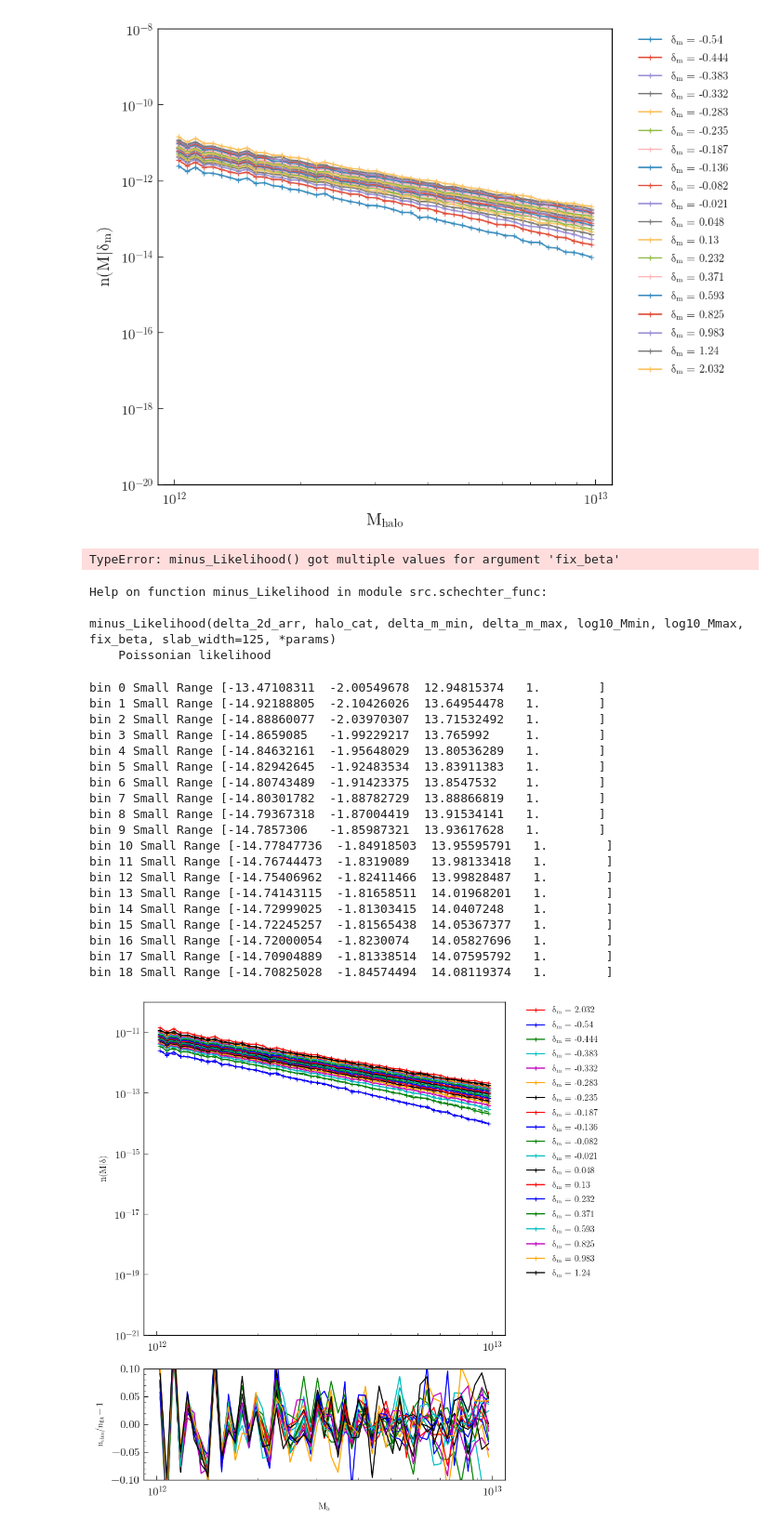
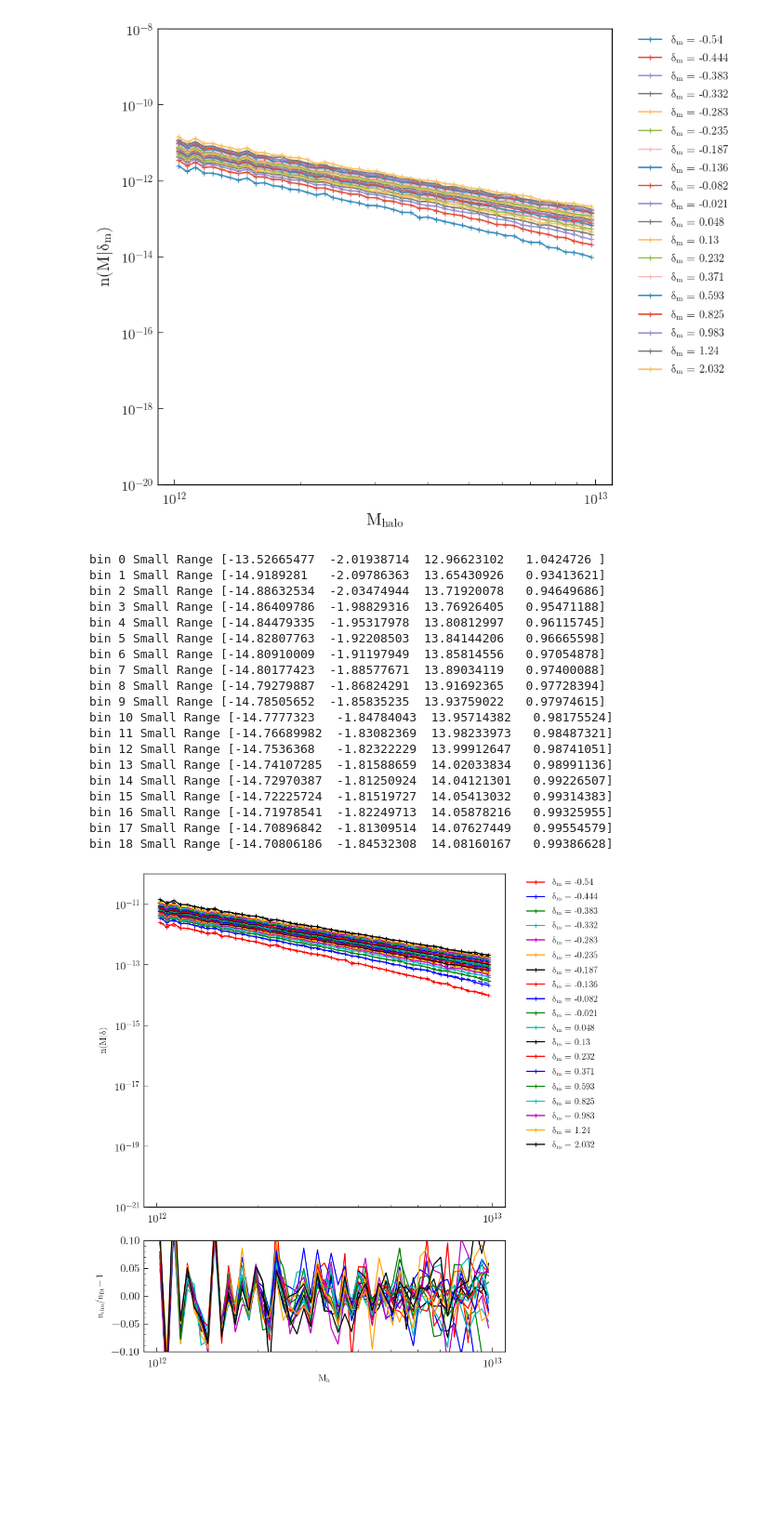
Before and after one commit to elyas-farah/EmpiricalHaloBias, a Jupyter notebook: notebooks/differential_evol_expo.ipynb, the cells around one changed output. Shown at 93% size. Cells and saved outputs as stored; diff of their text form; code cells hidden in the pictures; blank space fills up the shorter version.

```diff
--- a/notebooks/differential_evol_expo.ipynb
+++ b/notebooks/differential_evol_expo.ipynb
@@ -195,17 +195,6 @@ bounds = Bounds((-17.3, -16.3),  (-1.9, -1.6),  (15., 16.),  (2.8, 3.2))
 parameters = []
 parameters_errors = []
 method = 'Small Range'
-# %%
-objective_function((1,2,3,4))
-# %% [output]
-TypeError: minus_Likelihood() got multiple values for argument 'fix_beta'
-# %%
-help(minus_Likelihood)
-# %% [output]
-Help on function minus_Likelihood in module src.schechter_func:
-
-minus_Likelihood(delta_2d_arr, halo_cat, delta_m_min, delta_m_max, log10_Mmin, log10_Mmax, fix_beta, slab_width=125, *params)
-    Poissonian likelihood
 # %%
 from scipy.optimize import differential_evolution
 
@@ -230,7 +219,7 @@ if method == 'Full Range':
                 break
 else:
     for i in range(delta_bins.size - 1):
-        objective_function = lambda params: minus_Likelihood(delta_2d_arr, halos_256, delta_bins[i], delta_bins[i + 1], 12, 13, True, 125, *params)
+        objective_function = lambda params: minus_Likelihood(delta_2d_arr, halos_256, delta_bins[i], delta_bins[i + 1], 12, 13, False, 125, *params)
 
         from scipy.optimize import minimize
         res = minimize(objective_function, x0 = (-14.7, -1.75, 14.1, 1), method =  "L-BFGS-B" )
@@ -239,58 +228,58 @@ else:
         parameters.append( res.x)
         parameters_errors.append(res.hess_inv(res.x))
 # %% [output]
-bin 0 Small Range [-13.47108311  -2.00549678  12.94815374   1.        ]
-bin 1 Small Range [-14.92188805  -2.10426026  13.64954478   1.        ]
-bin 2 Small Range [-14.88860077  -2.03970307  13.71532492   1.        ]
-bin 3 Small Range [-14.8659085   -1.99229217  13.765992     1.        ]
-bin 4 Small Range [-14.84632161  -1.95648029  13.80536289   1.        ]
-bin 5 Small Range [-14.82942645  -1.92483534  13.83911383   1.        ]
-bin 6 Small Range [-14.80743489  -1.91423375  13.8547532    1.        ]
-bin 7 Small Range [-14.80301782  -1.88782729  13.88866819   1.        ]
-bin 8 Small Range [-14.79367318  -1.87004419  13.91534141   1.        ]
-bin 9 Small Range [-14.7857306   -1.85987321  13.93617628   1.        ]
-bin 10 Small Range [-14.77847736  -1.84918503  13.95595791   1.        ]
-bin 11 Small Range [-14.76744473  -1.8319089   13.98133418   1.        ]
-bin 12 Small Range [-14.75406962  -1.82411466  13.99828487   1.        ]
-bin 13 Small Range [-14.74143115  -1.81658511  14.01968201   1.        ]
-bin 14 Small Range [-14.72999025  -1.81303415  14.0407248    1.        ]
-bin 15 Small Range [-14.72245257  -1.81565438  14.05367377   1.        ]
-bin 16 Small Range [-14.72000054  -1.8230074   14.05827696   1.        ]
-bin 17 Small Range [-14.70904889  -1.81338514  14.07595792   1.        ]
-bin 18 Small Range [-14.70825028  -1.84574494  14.08119374   1.        ]
+bin 0 Small Range [-13.52665477  -2.01938714  12.96623102   1.0424726 ]
+bin 1 Small Range [-14.9189281   -2.09786363  13.65430926   0.93413621]
+bin 2 Small Range [-14.88632534  -2.03474944  13.71920078   0.94649686]
+bin 3 Small Range [-14.86409786  -1.98829316  13.76926405   0.95471188]
+bin 4 Small Range [-14.84479335  -1.95317978  13.80812997   0.96115745]
+bin 5 Small Range [-14.82807763  -1.92208503  13.84144206   0.96665598]
+bin 6 Small Range [-14.80910009  -1.91197949  13.85814556   0.97054878]
+bin 7 Small Range [-14.80177423  -1.88577671  13.89034119   0.97400088]
+bin 8 Small Range [-14.79279887  -1.86824291  13.91692365   0.97728394]
+bin 9 Small Range [-14.78505652  -1.85835235  13.93759022   0.97974615]
+bin 10 Small Range [-14.7777323   -1.84784043  13.95714382   0.98175524]
+bin 11 Small Range [-14.76689982  -1.83082369  13.98233973   0.98487321]
+bin 12 Small Range [-14.7536368   -1.82322229  13.99912647   0.98741051]
+bin 13 Small Range [-14.74107285  -1.81588659  14.02033834   0.98991136]
+bin 14 Small Range [-14.72970387  -1.81250924  14.04121301   0.99226507]
+bin 15 Small Range [-14.72225724  -1.81519727  14.05413032   0.99314383]
+bin 16 Small Range [-14.71978541  -1.82249713  14.05878216   0.99325955]
+bin 17 Small Range [-14.70896842  -1.81309514  14.07627449   0.99554579]
+bin 18 Small Range [-14.70806186  -1.84532308  14.08160167   0.99386628]
 # %%
 color_list = ['r', 'b', 'g', 'c', 'm', 'orange', 'k', 'r', 'b', 'g', 'c', 'k', 'r', 'b', 'g', 'c','m', 'orange', 'k', 'r', 'b', 'r', 'b', 'g', 'c', 'm', 'orange', 'k', 'r', 'b', 'g', 'c', 'k', 'r', 'b', 'g', 'c','m', 'orange', 'k', 'r', 'b', 'r', 'b', 'g', 'c', 'm', 'orange', 'k', 'r', 'b', 'g', 'c', 'k', 'r', 'b', 'g', 'c','m', 'orange', 'k', 'r', 'b', 'r', 'b', 'g', 'c', 'm', 'orange', 'k', 'r', 'b', 'g', 'c', 'k', 'r', 'b', 'g', 'c','m', 'orange', 'k', 'r', 'b']
 # %%
 import plothist
 # %%
 fig, (ax, ax_err) = plt.subplots(2, 1,gridspec_kw={'height_ratios': [3, 1]},figsize = (10, 10))
-for i in range(len(delta_mean_list)):
+for i in range(delta_bins.size - 1):
 
-    index = i - 1
+    index = i
     # if index != 0 and index != 5 and index != 15 and index != 18:
     #     continue
     log10_ns, alpha, log10_M0,  beta  = parameters[i]
 
     ax.loglog(mass_bin_centre, nM_list[index], color = color_list[i], marker = "+", label = rf'$\delta_m$ = {np.round(delta_mean_list[index], 3)}')
     nM_schechter= schechter_function(M = mass_bin_centre, log10_M0=log10_M0 , log10_ns=log10_ns, alpha=alpha, beta=beta)
     # ax.loglog(mass_bin_centre, term1, color='b')
     # ax.loglog(mass_bin_centre, term2, '-.', color='b')
     ax.loglog(mass_bin_centre, nM_schechter, '--', color = color_list[i] )
     ax.legend(bbox_to_anchor=(1.05, 1), loc='upper left', borderaxespad=0)
 
     # nM_schechter_lower = schechter_function(mass_bin_centre, *parameters_lower[i], with_terms=False)
     # nM_schechter_higher = schechter_function(mass_bin_centre, *parameters_higher[i], with_terms=False)
     # ax.fill_between(mass_bin_centre, nM_schechter_lower, nM_schechter_higher, color = color_list[i], alpha = 0.2)
     ax.set_ylim(1e-21, 1e-10)
     ax_err.plot(mass_bin_centre, (nM_list[index]/nM_schechter) -1, color = color_list[i])
     ax_err.set_xscale('log')
     ax_err.set_ylim(-0.1, 0.1)
     ax.set_ylabel(r'$n(M|\delta)$',fontsize = 12)
     ax_err.set_xlabel(r'$M_h$', fontsize = 12)
     ax_err.set_ylabel(r'$n_{sim}/n_{fit} - 1$', fontsize = 12)
 # ax.set_xlim(1e12, 1e14)
 plt.tight_layout()
 fig.savefig(f'{figs_dir}/sch_{M_range}.png', dpi = 300)
 # %% [output]
-[figure, old version]
+[figure, new version]
 # %%
```
Also changed, not shown: parts of 13 cells of this notebook, 26 other files.
